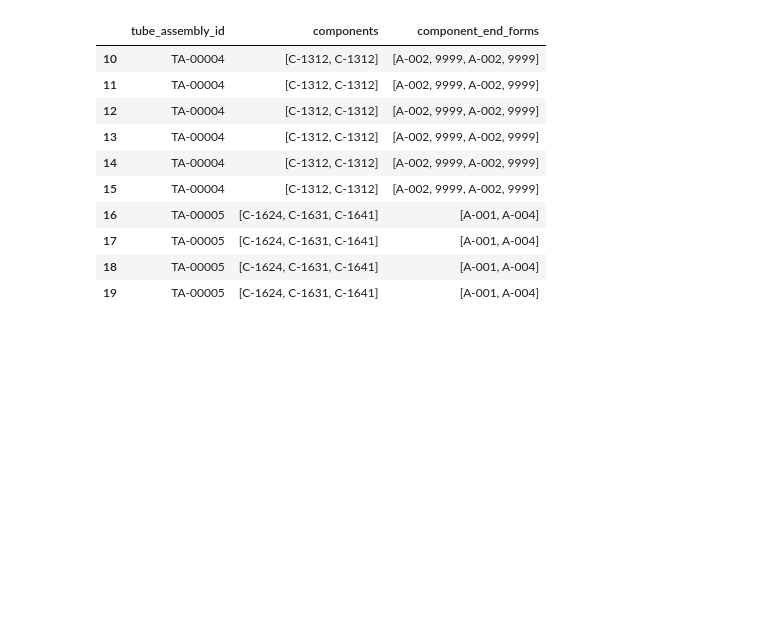
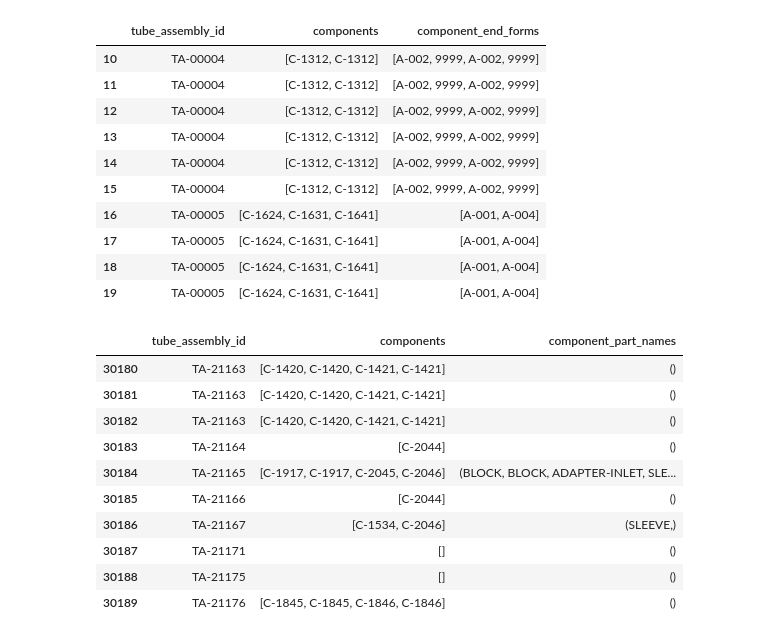
Before and after one commit to cberzan/kaggle-caterpillar, a Jupyter notebook: caterpillar-tube-pricing/check_featurizer.ipynb, the cells around one changed output. Drawn from its saved outputs; the diff is of its cells as text; code cells hidden in the pictures; blank space fills up the shorter version.

Commit message:
explore unique components and add component_part_names feature

```diff
--- a/caterpillar-tube-pricing/check_featurizer.ipynb
+++ b/caterpillar-tube-pricing/check_featurizer.ipynb
@@ -268,3 +268,19 @@ df[10:20]
 | 17 | TA-00005 | [C-1624, C-1631, C-1641] | [A-001, A-004] |
 | 18 | TA-00005 | [C-1624, C-1631, C-1641] | [A-001, A-004] |
 | 19 | TA-00005 | [C-1624, C-1631, C-1641] | [A-001, A-004] |
+# %%
+# Check component_part_names feature.
+df = aug_train_set[['tube_assembly_id', 'components', 'component_part_names']]
+df[30180:30190]
+# %% [output]
+|  | tube_assembly_id | components | component_part_names |
+| 30180 | TA-21163 | [C-1420, C-1420, C-1421, C-1421] | () |
+| 30181 | TA-21163 | [C-1420, C-1420, C-1421, C-1421] | () |
+| 30182 | TA-21163 | [C-1420, C-1420, C-1421, C-1421] | () |
+| 30183 | TA-21164 | [C-2044] | () |
+| 30184 | TA-21165 | [C-1917, C-1917, C-2045, C-2046] | (BLOCK, BLOCK, ADAPTER-INLET, SLE... |
+| 30185 | TA-21166 | [C-2044] | () |
+| 30186 | TA-21167 | [C-1534, C-2046] | (SLEEVE,) |
+| 30187 | TA-21171 | [] | () |
+| 30188 | TA-21175 | [] | () |
+| 30189 | TA-21176 | [C-1845, C-1845, C-1846, C-1846] | () |
```
Also changed, not shown: parts of 1 cell of this notebook, 4 other files.
